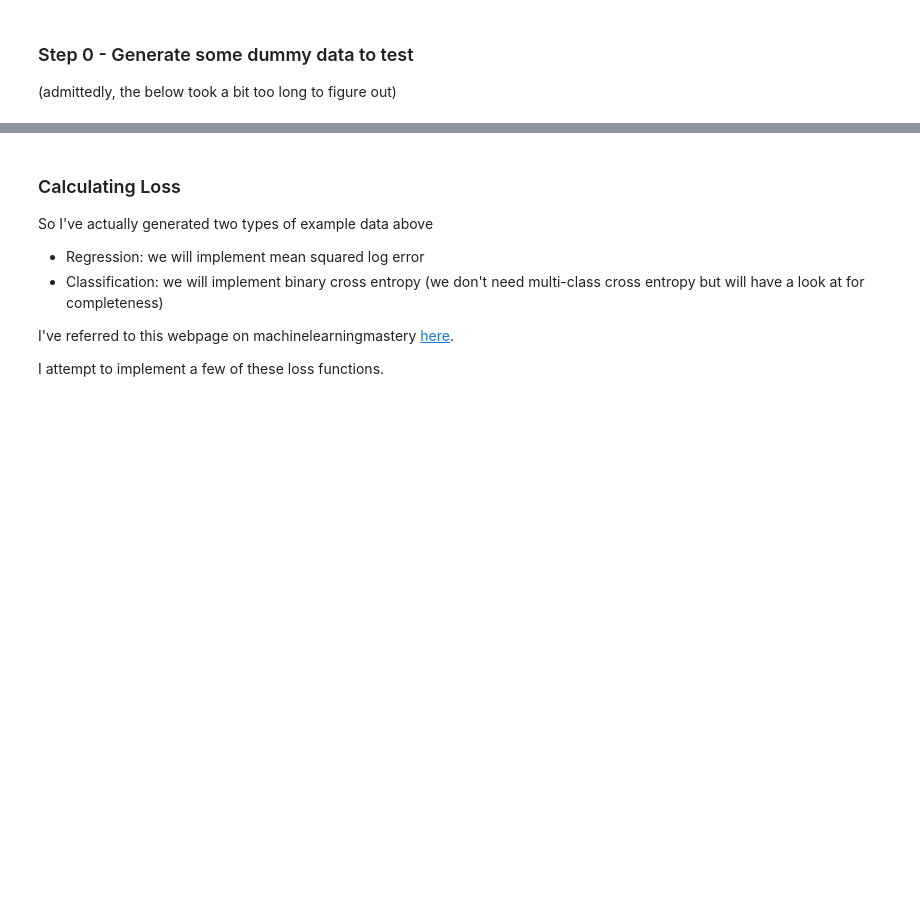
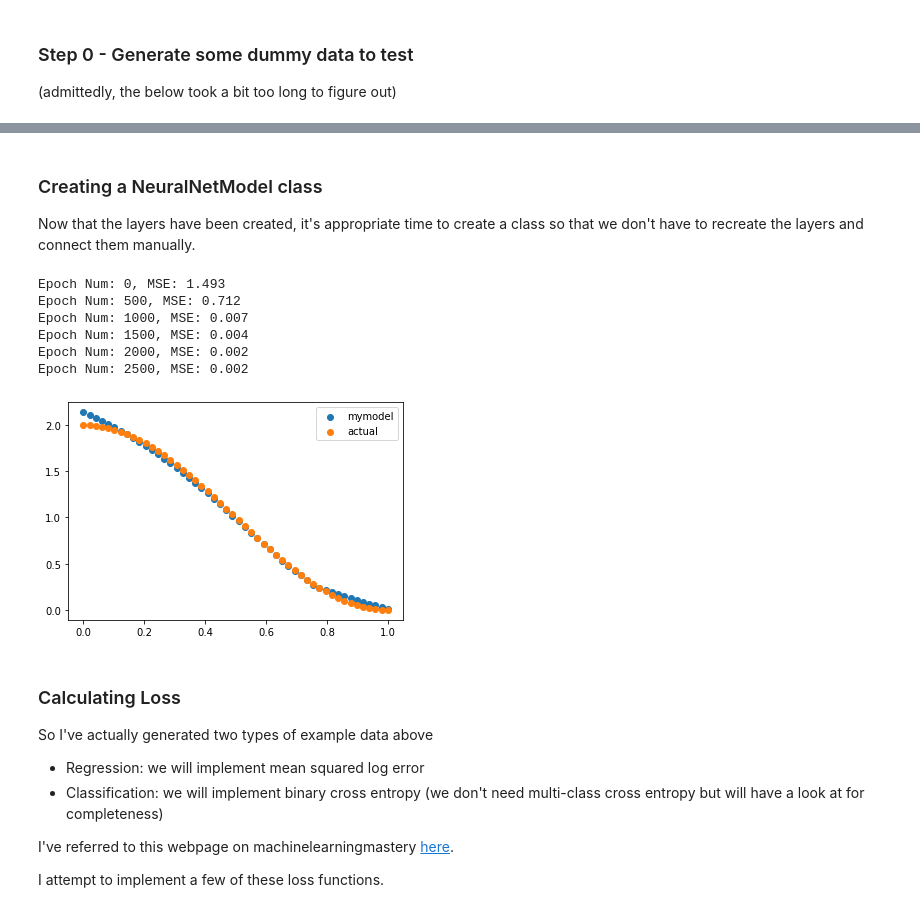
Before and after one commit to syip0005/learning_neural_nets, a Jupyter notebook: feedforward_neural_net.ipynb, the cells around one changed output, grey strips where cells are left out. Drawn from its saved outputs; the diff is of its cells as text; code cells hidden in the pictures; blank space fills up the shorter version.

Commit message:
Finished first run of back prop. still issues with relu and batch sizes

```diff
--- a/feedforward_neural_net.ipynb
+++ b/feedforward_neural_net.ipynb
@@ -142,9 +144,18 @@ class ActivationFunction():
     def identity(self, x):
         return x
 
+    def identity_deriv(self, x):
+        return 1
+
     def sigmoid(self, x):
         y = (1)/(1+np.exp(-x))
         return y
+
+    def sigmoid_deriv(self, x):
+        # f(x) ( 1 - f(x))
+        # we're feeding it the output here (keep in mind)
+        dx = x*(1-x)
+        return dx
 
     def hyperbolic_tangent(self, x):
         x_temp = np.copy(x)
@@ -157,6 +168,17 @@ class ActivationFunction():
         y[y < 0] = 0
         return y
 
+    def relu_deriv(self, x):
+
+#         print('relu deriv input: ',x)
+
+        x[x>0] = 1
+        x[x<0] = 0
+
+#         print('relu deriv output: ',x)
+
+        return x
+
     def softmax(self, x_array):
 
         """Note that Softmax function takes a vector as an input and outputs a vector"""
@@ -348,0 +333,4 @@ array([[3.55854345],
+# %% [markdown]
+### Creating a NeuralNetModel class
+
+Now that the layers have been created, it's appropriate time to create a class so that we don't have to recreate the layers and connect them manually.
@@ -349,3 +435,33 @@ array([[3.55854345],
+# %%
+num_hidden_layers = 26
+
+hid_lay1 = Dense_Layer(input_size=1, size = num_hidden_layers,activation='relu')
+hid_lay2 = Dense_Layer(input_size=num_hidden_layers, size = num_hidden_layers, activation='sigmoid')
+hid_lay3 = Dense_Layer(input_size=num_hidden_layers, size = num_hidden_layers, activation='sigmoid')
+hid_lay4 = Dense_Layer(input_size=num_hidden_layers, size = num_hidden_layers, activation='sigmoid')
+output_lay1 = Dense_Layer(input_size=num_hidden_layers, size = 1, activation='identity')
+
+model = NeuralNetModel([hid_lay1, hid_lay2, output_lay1])
+
+errors = model.train(x_data_easy, y_data_easy, 0.08, 3000)
+# %% [output]
+Epoch Num: 0, MSE: 1.493
+Epoch Num: 500, MSE: 0.712
+Epoch Num: 1000, MSE: 0.007
+Epoch Num: 1500, MSE: 0.004
+Epoch Num: 2000, MSE: 0.002
+Epoch Num: 2500, MSE: 0.002
+# %%
+y_pred = model.feedforward(x_data_easy)
+
+fig, ax = plt.subplots()
+
+ax.scatter(x_data_easy, y_pred,label='mymodel')
+ax.scatter(x_data_easy, y_data_easy,label='actual')
+ax.legend()
+plt.show()
+# %% [output]
+[figure, added]
 # %% [markdown]
 ### Calculating Loss
 
```
Also changed, not shown: parts of 15 cells of this notebook.
